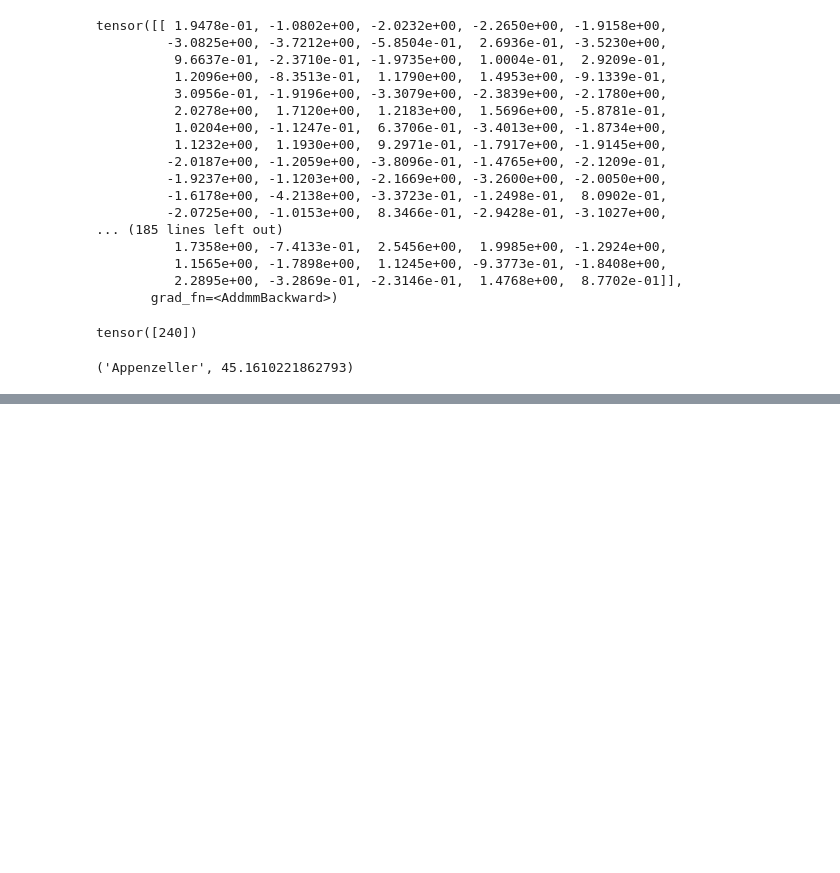
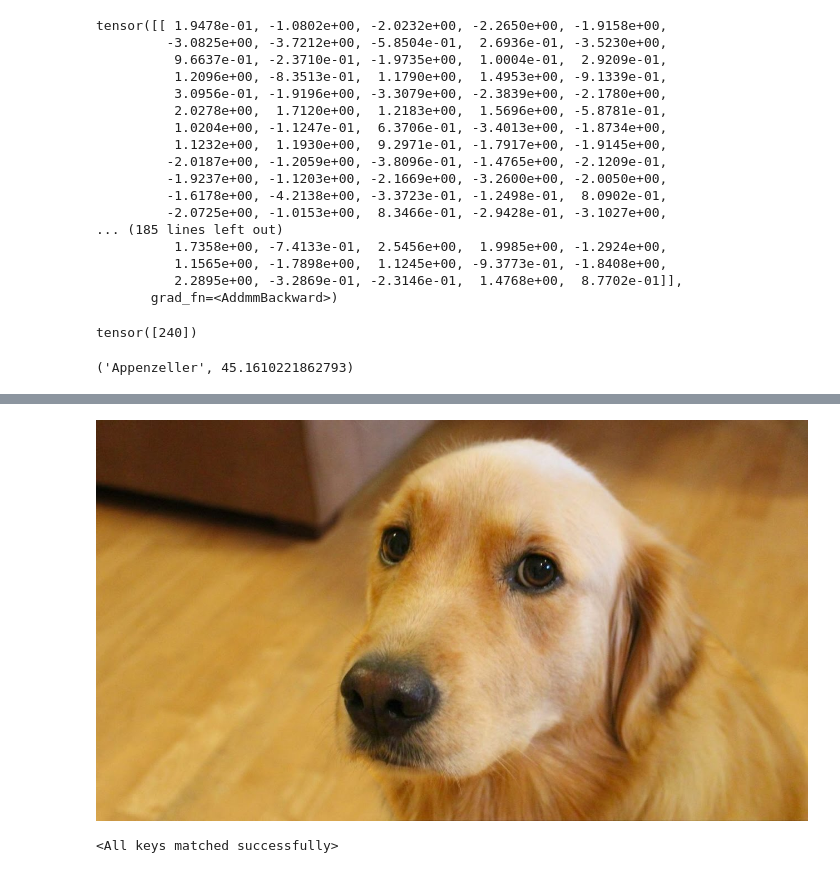
Before and after one commit to wd15/nixes, a Jupyter notebook: torch/index.ipynb, the cells around one changed output, grey strips where cells are left out. Drawn from its saved outputs; the diff is of its cells as text; code cells hidden in the pictures; blank space fills up the shorter version.

```diff
--- a/torch/index.ipynb
+++ b/torch/index.ipynb
@@ -148,0 +298,7 @@ labels[index[0]], percentage[index[0]].item()
+# %%
+from PIL import Image
+img = Image.open("../../dlwpt-code/data/p1ch2/bobby.jpg")
+# %%
+img
+# %% [output]
+[figure, added]
@@ -148,0 +307,6 @@ labels[index[0]], percentage[index[0]].item()
+# %%
+model_path = '../../dlwpt-code/data/p1ch2/horse2zebra_0.4.0.pth'
+model_data = torch.load(model_path)
+netG.load_state_dict(model_data)
+# %% [output]
+<All keys matched successfully>
```
Also changed, not shown: parts of 23 cells of this notebook, 1 other file.
